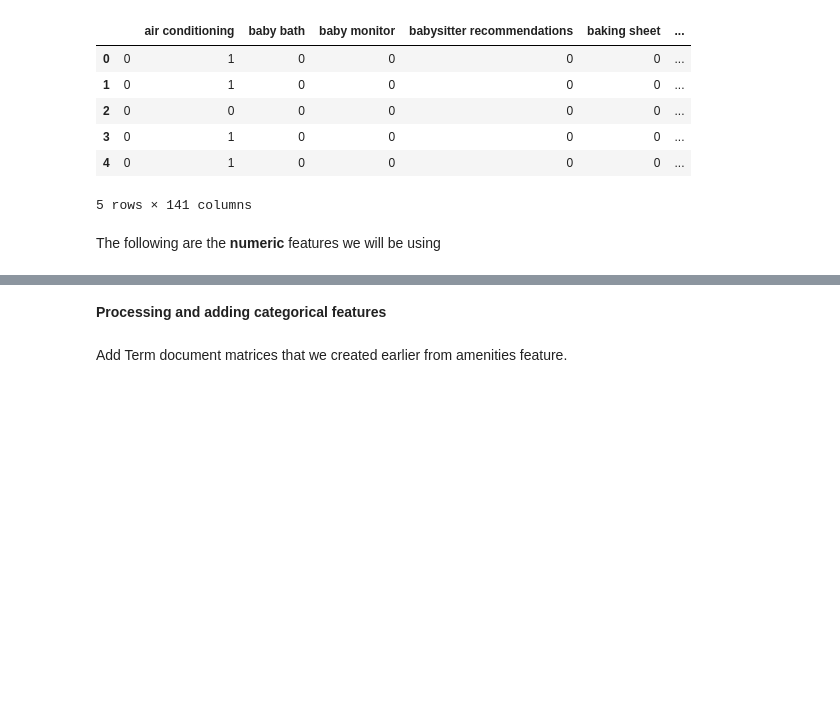
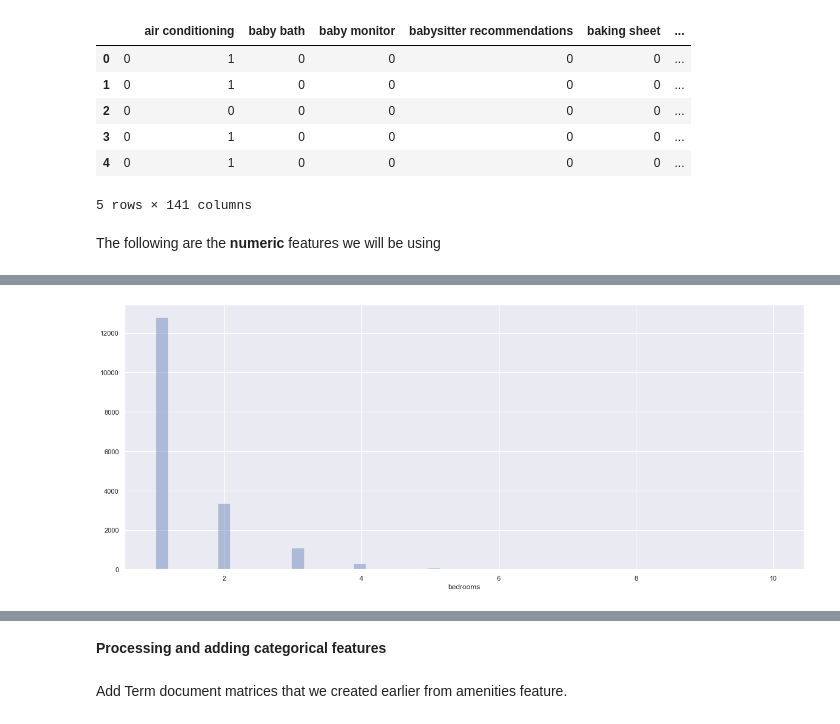
Before and after one commit to peterle93/Toronto-Airbnb-Analysis, a Jupyter notebook: Toronto Airbnb Dataset.ipynb, the cells around one changed output, grey strips where cells are left out. Saved outputs shown, nothing was run; the diff lists cells and outputs as text; code cells hidden in the pictures; blank space fills up the shorter version.

```diff
--- a/Toronto Airbnb Dataset.ipynb
+++ b/Toronto Airbnb Dataset.ipynb
@@ -342,0 +384,5 @@ listings_new = df_list[['accommodates','beds','availability_30','number_of_revie
+# %%
+sns.distplot(listings_new['bedrooms'], kde=False)
+plt.show()
+# %% [output]
+[figure, added]
```
Also changed, not shown: parts of 67 cells of this notebook, 2 other files.
